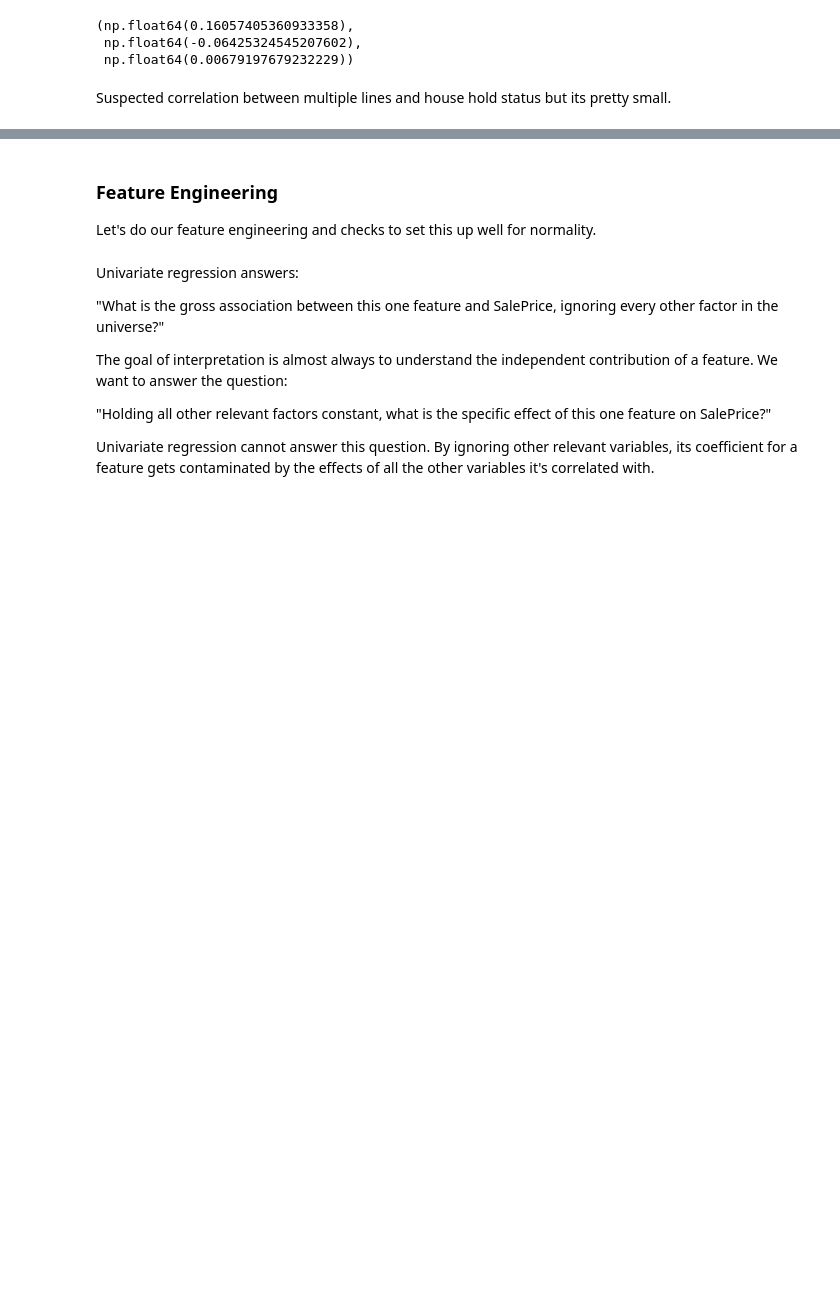
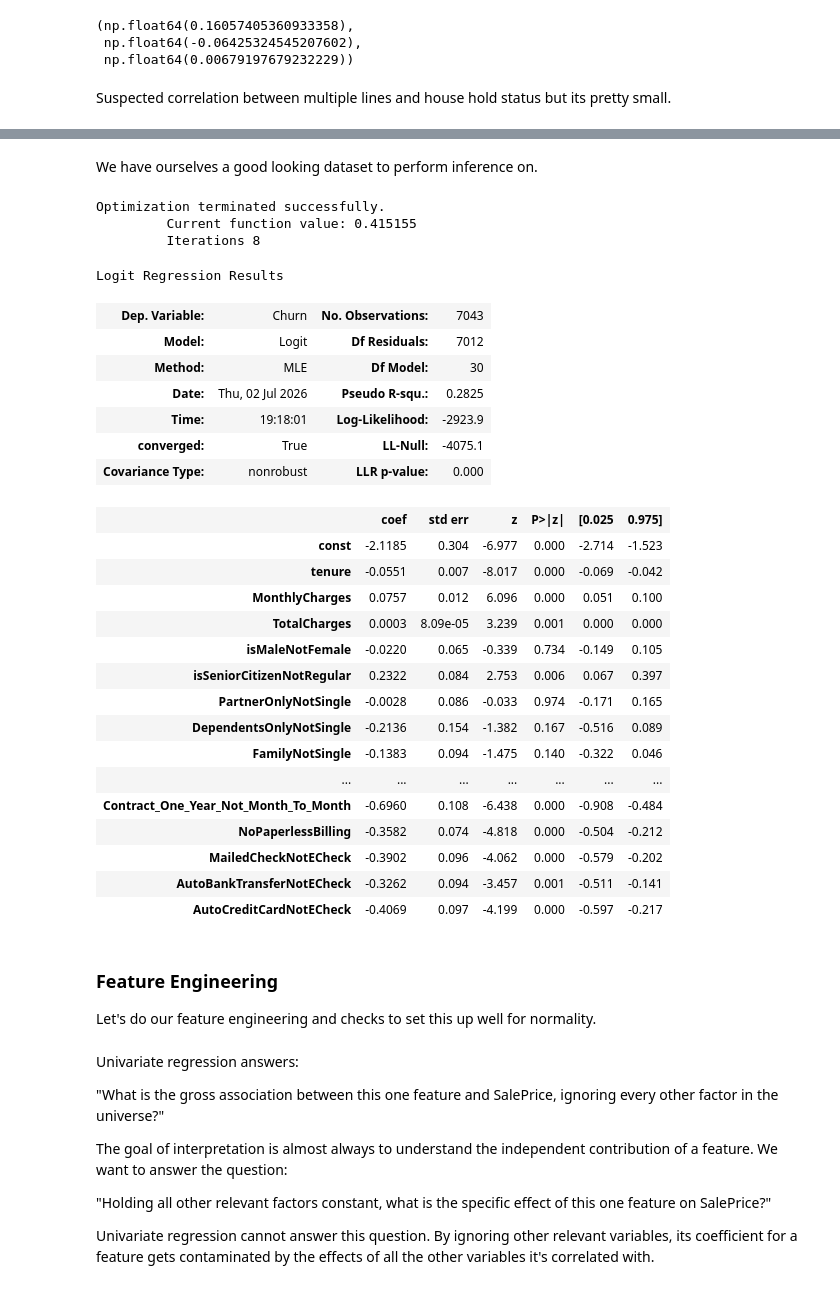
Before and after one commit to angelusualle/machine-learning, a Jupyter notebook: classification/linear-decision-boundaries/discriminative/logistic/logistic_regression.ipynb, the cells around one changed output, grey strips where cells are left out. Cells and saved outputs as stored; diff of their text form; code cells hidden in the pictures; blank space fills up the shorter version.

Commit message:
initial model

```diff
--- a/classification/linear-decision-boundaries/discriminative/logistic/logistic_regression.ipynb
+++ b/classification/linear-decision-boundaries/discriminative/logistic/logistic_regression.ipynb
@@ -2401,0 +2435,9 @@ Suspected correlation between multiple lines and house hold status but its prett
+# %%
+df_interpertability["NoPaperlessBilling"] = (df_interpertability["PaperlessBilling"] == "No").astype(int)
+df_interpertability = df_interpertability.drop(columns=["PaperlessBilling"])
+# %%
+df_interpertability["MailedCheckNotECheck"] = (df_interpertability["PaymentMethod"] == "Mailed check").astype(int)
+df_interpertability["AutoBankTransferNotECheck"] = (df_interpertability["PaymentMethod"] == "Bank transfer (automatic)").astype(int)
+df_interpertability["AutoCreditCardNotECheck"] = (df_interpertability["PaymentMethod"] == "Credit card (automatic)").astype(int)
+# %%
+df_interpertability = df_interpertability.drop(columns=["PaymentMethod"])
@@ -2401,0 +2446,2 @@ Suspected correlation between multiple lines and house hold status but its prett
+# %%
+df_interpertability["Churn"] = (df_interpertability["Churn"] == "Yes").astype(int)
@@ -2402,3 +2471,43 @@ Suspected correlation between multiple lines and house hold status but its prett
+# %% [markdown]
+We have ourselves a good looking dataset to perform inference on.
+# %%
+import statsmodels.api as sm
+
+y = df_interpertability["Churn"]
+x = df_interpertability.drop(columns=["Churn"])
+x = sm.add_constant(x)
+
+model = sm.Logit(y, x).fit()
+
+model.summary()
+# %% [output]
+Optimization terminated successfully.
+         Current function value: 0.415155
+         Iterations 8
+Logit Regression Results
+| Dep. Variable: | Churn | No. Observations: | 7043 |
+| Model: | Logit | Df Residuals: | 7012 |
+| Method: | MLE | Df Model: | 30 |
+| Date: | Thu, 02 Jul 2026 | Pseudo R-squ.: | 0.2825 |
+| Time: | 19:18:01 | Log-Likelihood: | -2923.9 |
+| converged: | True | LL-Null: | -4075.1 |
+| Covariance Type: | nonrobust | LLR p-value: | 0.000 |
+|  | coef | std err | z | P>|z| | [0.025 | 0.975] |
+| const | -2.1185 | 0.304 | -6.977 | 0.000 | -2.714 | -1.523 |
+| tenure | -0.0551 | 0.007 | -8.017 | 0.000 | -0.069 | -0.042 |
+| MonthlyCharges | 0.0757 | 0.012 | 6.096 | 0.000 | 0.051 | 0.100 |
+| TotalCharges | 0.0003 | 8.09e-05 | 3.239 | 0.001 | 0.000 | 0.000 |
+| isMaleNotFemale | -0.0220 | 0.065 | -0.339 | 0.734 | -0.149 | 0.105 |
+| isSeniorCitizenNotRegular | 0.2322 | 0.084 | 2.753 | 0.006 | 0.067 | 0.397 |
+| PartnerOnlyNotSingle | -0.0028 | 0.086 | -0.033 | 0.974 | -0.171 | 0.165 |
+| DependentsOnlyNotSingle | -0.2136 | 0.154 | -1.382 | 0.167 | -0.516 | 0.089 |
+| FamilyNotSingle | -0.1383 | 0.094 | -1.475 | 0.140 | -0.322 | 0.046 |
+| ... | ... | ... | ... | ... | ... | ... |
+| Contract_One_Year_Not_Month_To_Month | -0.6960 | 0.108 | -6.438 | 0.000 | -0.908 | -0.484 |
+| NoPaperlessBilling | -0.3582 | 0.074 | -4.818 | 0.000 | -0.504 | -0.212 |
+| MailedCheckNotECheck | -0.3902 | 0.096 | -4.062 | 0.000 | -0.579 | -0.202 |
+| AutoBankTransferNotECheck | -0.3262 | 0.094 | -3.457 | 0.001 | -0.511 | -0.141 |
+| AutoCreditCardNotECheck | -0.4069 | 0.097 | -4.199 | 0.000 | -0.597 | -0.217 |
 # %% [markdown]
 ### Feature Engineering
 Let's do our feature engineering and checks to set this up well for normality.
```
Also changed, not shown: parts of 12 cells of this notebook.
